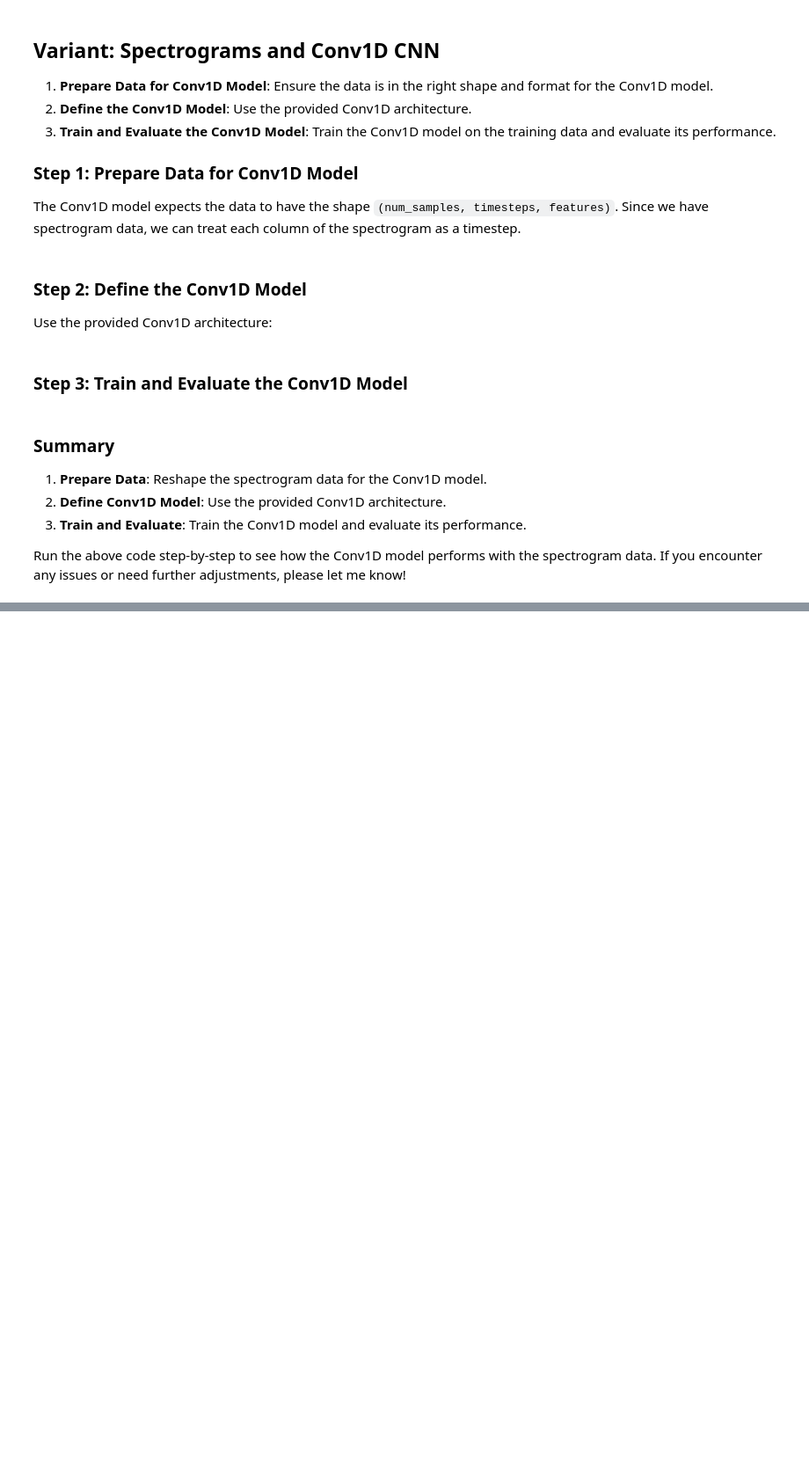
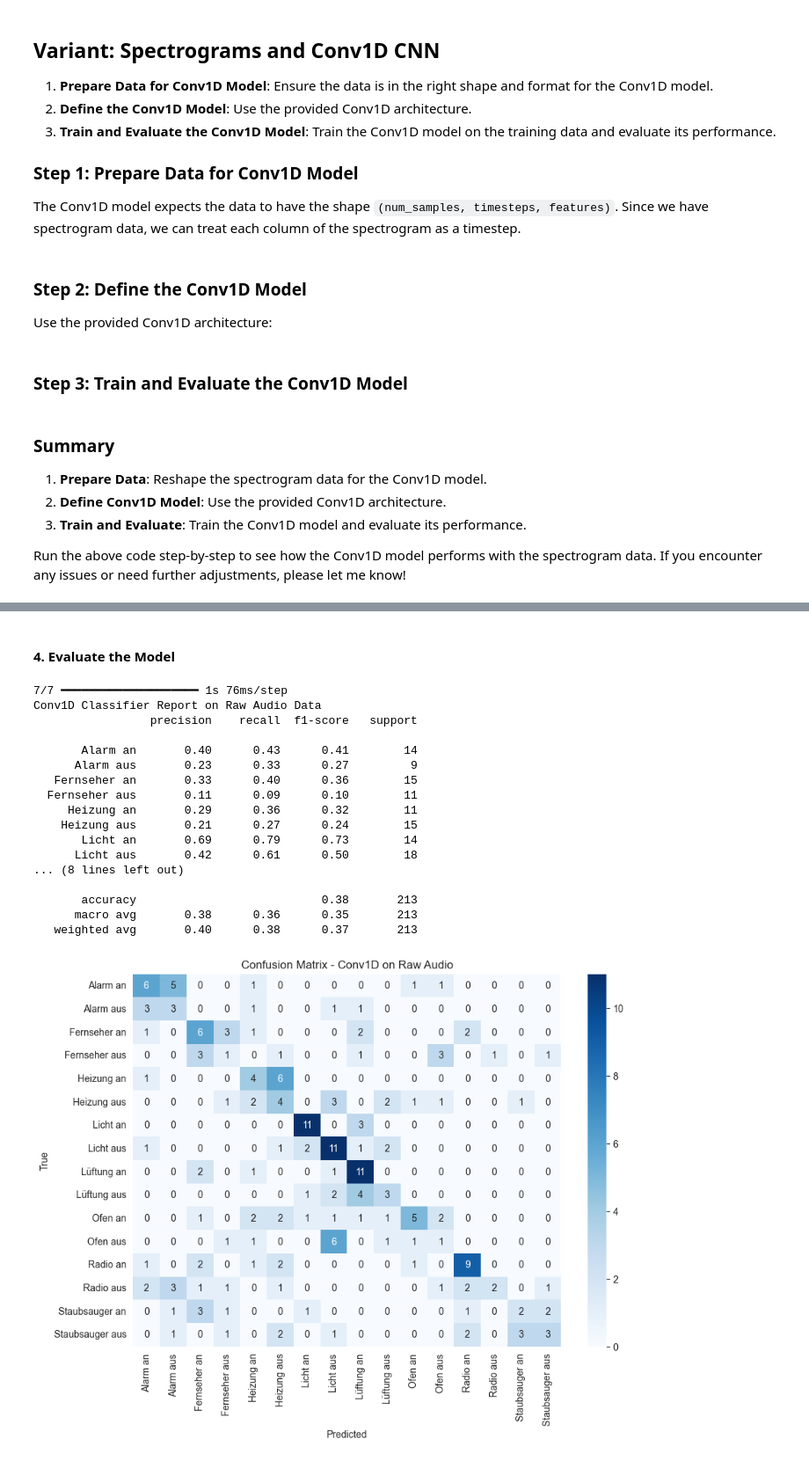
Before and after one commit to wolfram-laube/mlpc-project_team-park, a Jupyter notebook: task_4/fastlane.ipynb, the cells around one changed output, grey strips where cells are left out. Shown at 88% size. Drawn from its saved outputs; the diff is of its cells as text; code cells hidden in the pictures; blank space fills up the shorter version.

```diff
--- a/task_4/fastlane.ipynb
+++ b/task_4/fastlane.ipynb
@@ -1264,0 +1365,2 @@ print(label_distribution_scenes)
+# %%
+history = model.fit(X_train, y_train, epochs=20, batch_size=32, validation_data=(X_val, y_val))
@@ -1264,0 +1385,43 @@ print(label_distribution_scenes)
+# %% [markdown]
+#### 4. Evaluate the Model
+# %%
+from sklearn.metrics import classification_report, confusion_matrix
+import matplotlib.pyplot as plt
+import seaborn as sns
+
+# Predict on validation set
+y_pred = model.predict(X_val)
+y_pred_labels = np.argmax(y_pred, axis=1)
+y_val_labels = np.argmax(y_val, axis=1)
+
+# Classification report
+print("Conv1D Classifier Report on Raw Audio Data")
+print(classification_report(y_val_labels, y_pred_labels, target_names=label_encoder.classes_, zero_division=0))
+
+# Plot confusion matrix
+cm = confusion_matrix(y_val_labels, y_pred_labels)
+plt.figure(figsize=(10, 7))
+sns.heatmap(cm, annot=True, fmt='d', cmap='Blues', xticklabels=label_encoder.classes_, yticklabels=label_encoder.classes_)
+plt.title('Confusion Matrix - Conv1D on Raw Audio')
+plt.xlabel('Predicted')
+plt.ylabel('True')
+plt.show()
+# %% [output]
+7/7 ━━━━━━━━━━━━━━━━━━━━ 1s 76ms/step
+Conv1D Classifier Report on Raw Audio Data
+                 precision    recall  f1-score   support
+
+       Alarm an       0.40      0.43      0.41        14
+      Alarm aus       0.23      0.33      0.27         9
+   Fernseher an       0.33      0.40      0.36        15
+  Fernseher aus       0.11      0.09      0.10        11
+     Heizung an       0.29      0.36      0.32        11
+    Heizung aus       0.21      0.27      0.24        15
+       Licht an       0.69      0.79      0.73        14
+      Licht aus       0.42      0.61      0.50        18
+... (8 lines left out)
+
+       accuracy                           0.38       213
+      macro avg       0.38      0.36      0.35       213
+   weighted avg       0.40      0.38      0.37       213
+[figure, added]
```
Also changed, not shown: parts of 17 cells of this notebook.
